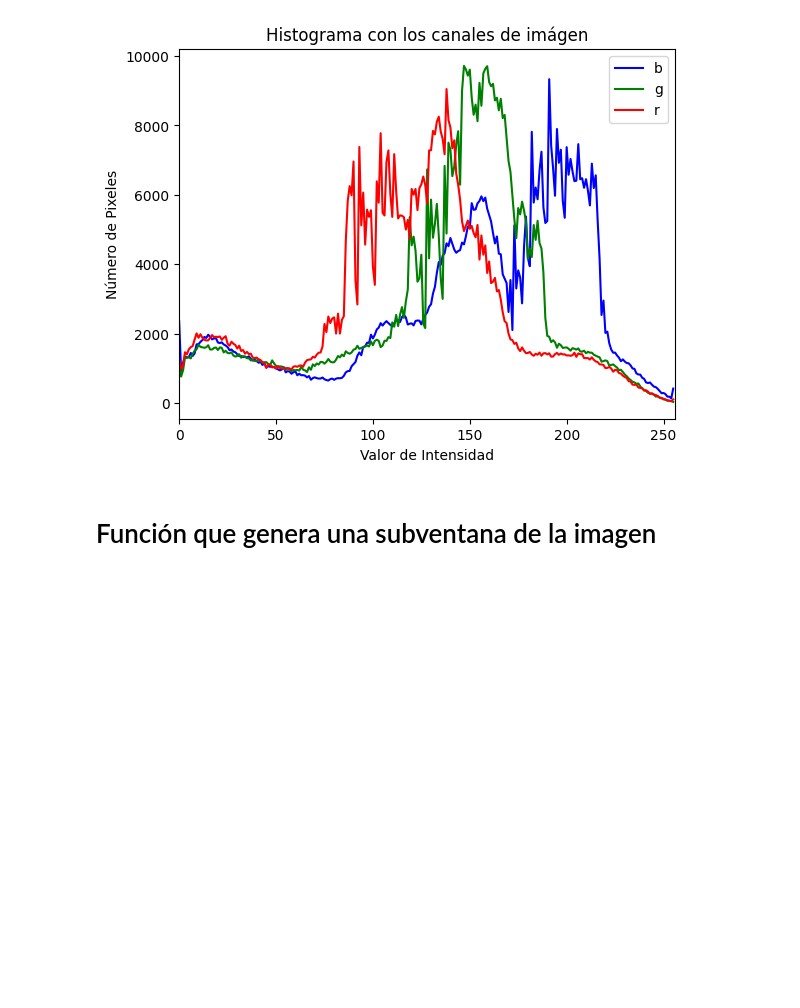
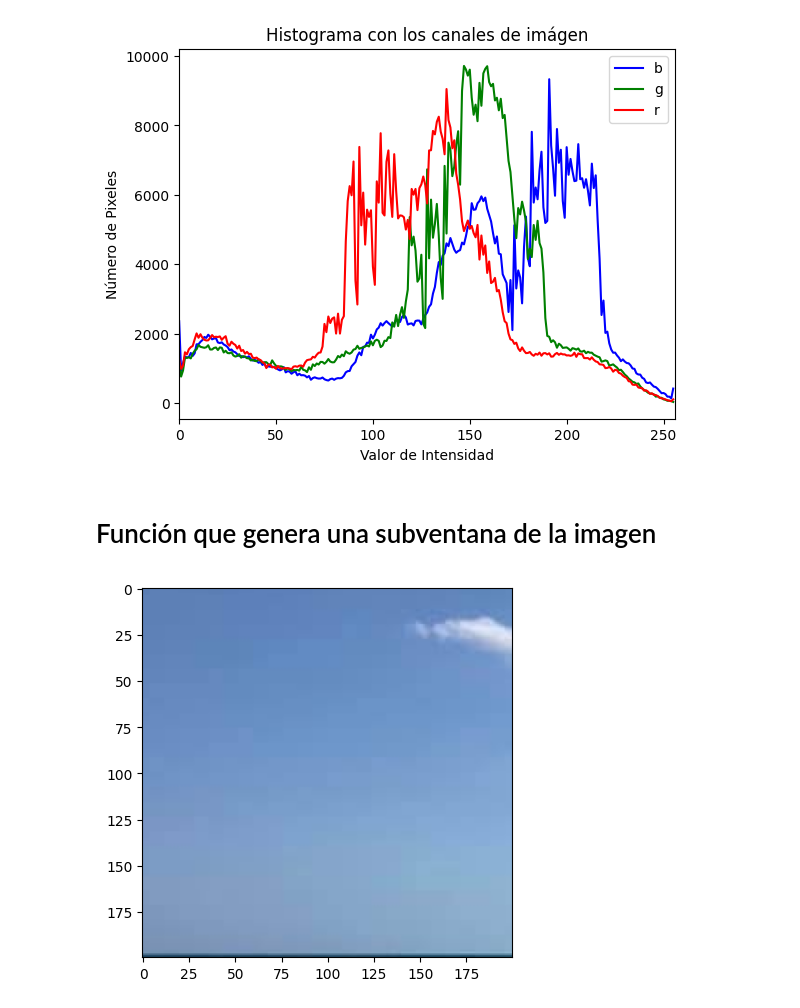
Before and after one commit to AranzaMich/Pr-ctica-1.2-An-lisis-Inicial-Imagen-Digital-, a Jupyter notebook: vision-1.ipynb, the cells around one changed output. Drawn from its saved outputs; the diff is of its cells as text; code cells hidden in the pictures; blank space fills up the shorter version.

```diff
--- a/vision-1.ipynb
+++ b/vision-1.ipynb
@@ -42,14 +42,17 @@ hist_canals(img)
 # %%
 x1, y1 = 100, 100  # Coordenadas de la esquina superior izquierda
 x2, y2 = 300, 300  # Coordenadas de la esquina inferior derecha
 
 # Recorta la subventana
-subventana = img[y1:y2, x1:x2]
+area = img[y1:y2, x1:x2]
 
 
 # Convierte la subventana a escala de grises utilizando la fórmula NTSC
-subventana_escala_de_grises = cv2.cvtColor(subventana, cv2.COLOR_BGR2GRAY)
+#subventana_escala_de_grises = cv2.cvtColor(area)
 # Muestra la subventana
-cv2.imshow('Subventana en Escala de Grises', subventana_escala_de_grises)
-cv2.waitKey(0)
-cv2.destroyAllWindows()
+subventana = cv2.cvtColor(area, cv2.COLOR_BGR2RGB)
+plt.imshow(subventana)
+
+plt.show()
+# %% [output]
+[figure, added]
```
Also changed, not shown: parts of 2 cells of this notebook.
